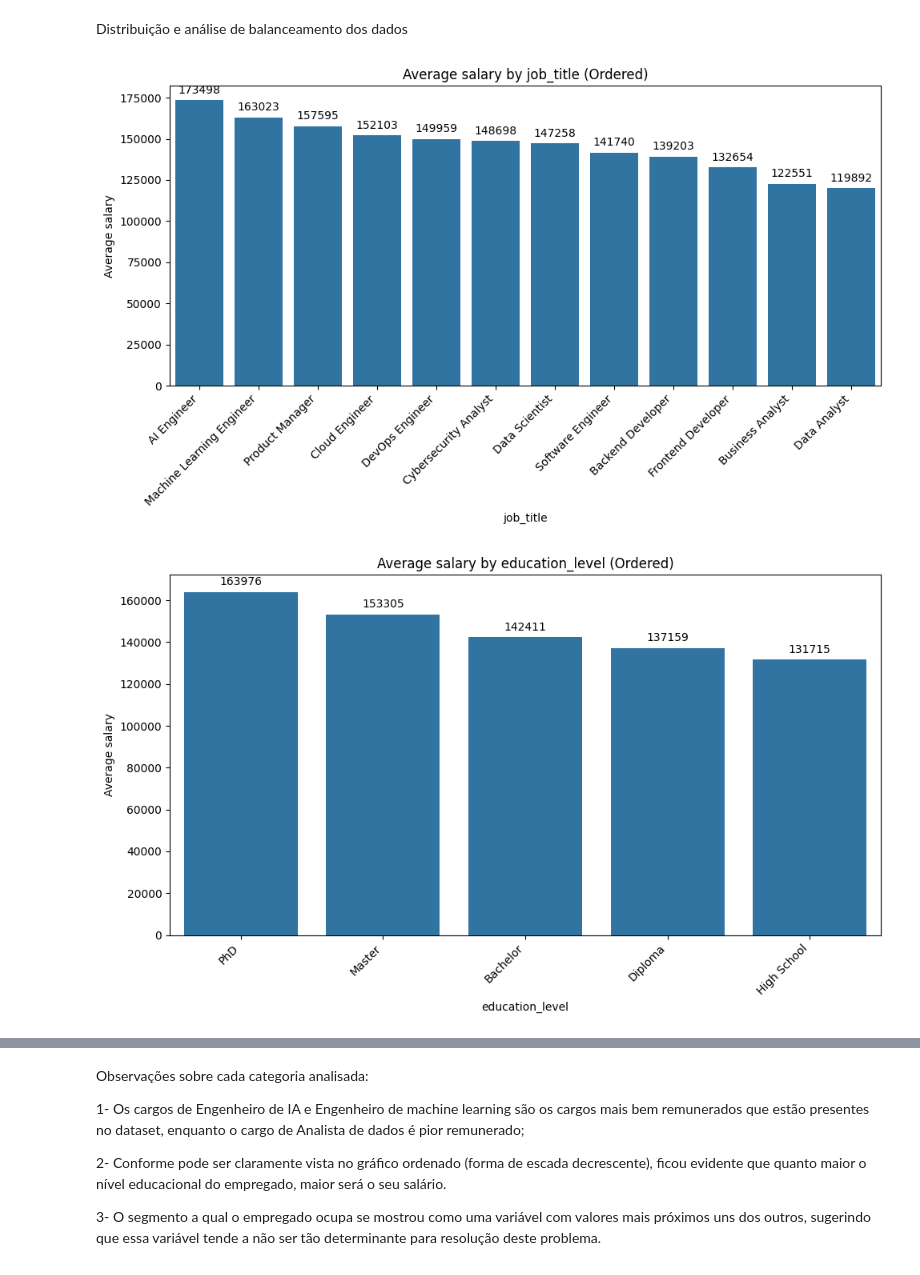
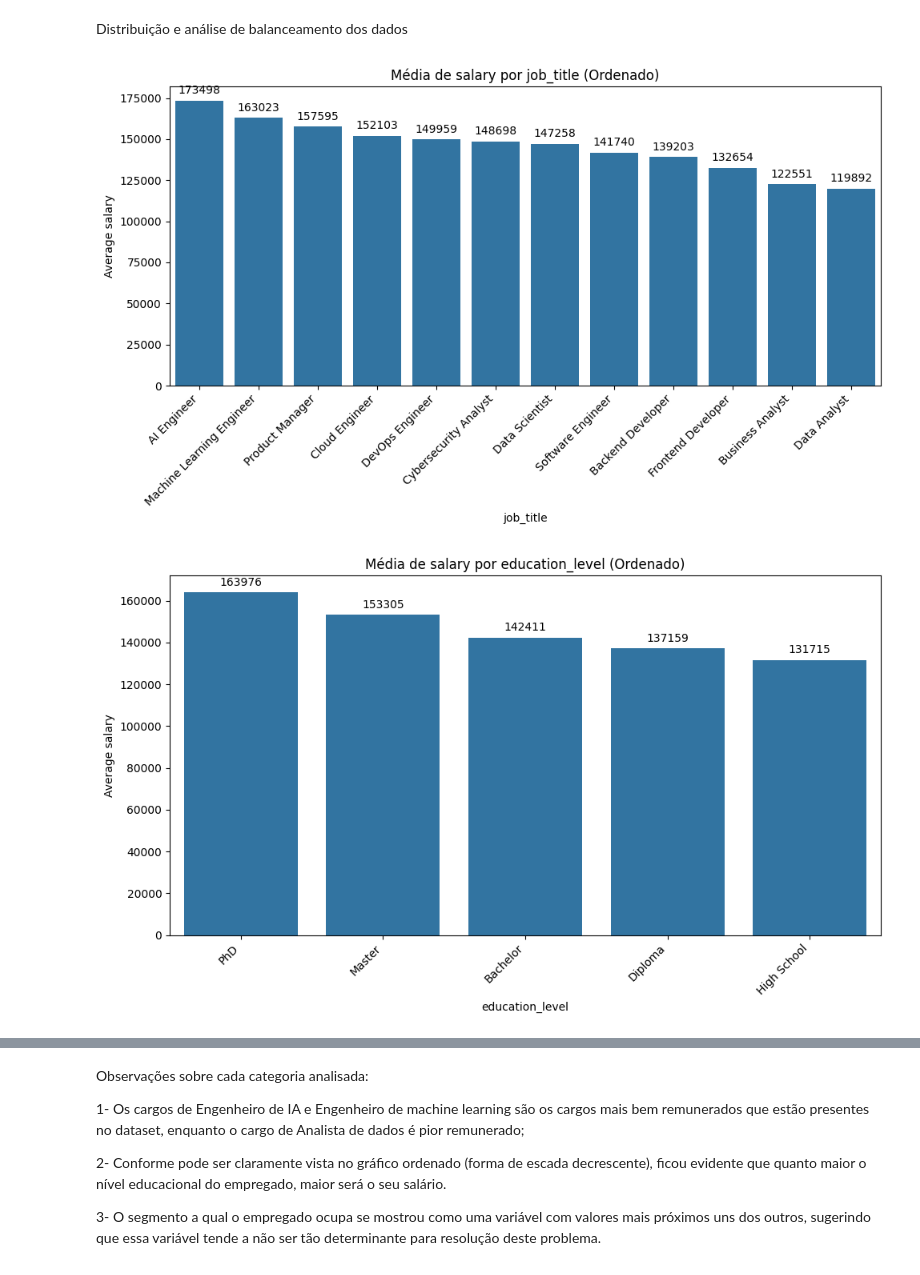
Before and after one commit to rafaelpvg/PUC_MVP, a Jupyter notebook: PUC_MVP_ANALISE_DE_DADOSvFinal.ipynb, the cells around one changed output, grey strips where cells are left out. Drawn from its saved outputs; the diff is of its cells as text; code cells hidden in the pictures.

```diff
--- a/PUC_MVP_ANALISE_DE_DADOSvFinal.ipynb
+++ b/PUC_MVP_ANALISE_DE_DADOSvFinal.ipynb
@@ -151,31 +151,31 @@ Distribuição e análise de balanceamento dos dados
 # %%
 import matplotlib.pyplot as plt
 import seaborn as sns
 
 categorical_cols = df.select_dtypes(include='object').columns
 TARGET_COL = 'salary'
 
 for col in categorical_cols:
     # Calculate the average target value for each category and sort them
     ordered_categories = df.groupby(col)[TARGET_COL].mean().sort_values(ascending=False).index
 
     plt.figure(figsize=(10, 6))
     ax = sns.barplot(x=col, y=TARGET_COL, data=df, errorbar=None, order=ordered_categories)
-    plt.title(f'Average {TARGET_COL} by {col} (Ordered)')
+    plt.title(f'Média de {TARGET_COL} por {col} (Ordenado)')
     plt.xlabel(col)
     plt.ylabel(f'Average {TARGET_COL}')
     plt.xticks(rotation=45, ha='right')
 
     # Add labels to the center of each bar
     for p in ax.patches:
         ax.annotate(f'{p.get_height():.0f}',
                     (p.get_x() + p.get_width() / 2., p.get_height()),
                     ha='center', va='center',
                     xytext=(0, 9),
                     textcoords='offset points')
 
     plt.tight_layout()
     plt.show()
 # %% [output]
-[figure, old version]
+[figure, new version]
-[figure, old version]
+[figure, new version]
```
Also changed, not shown: parts of 4 cells of this notebook.
